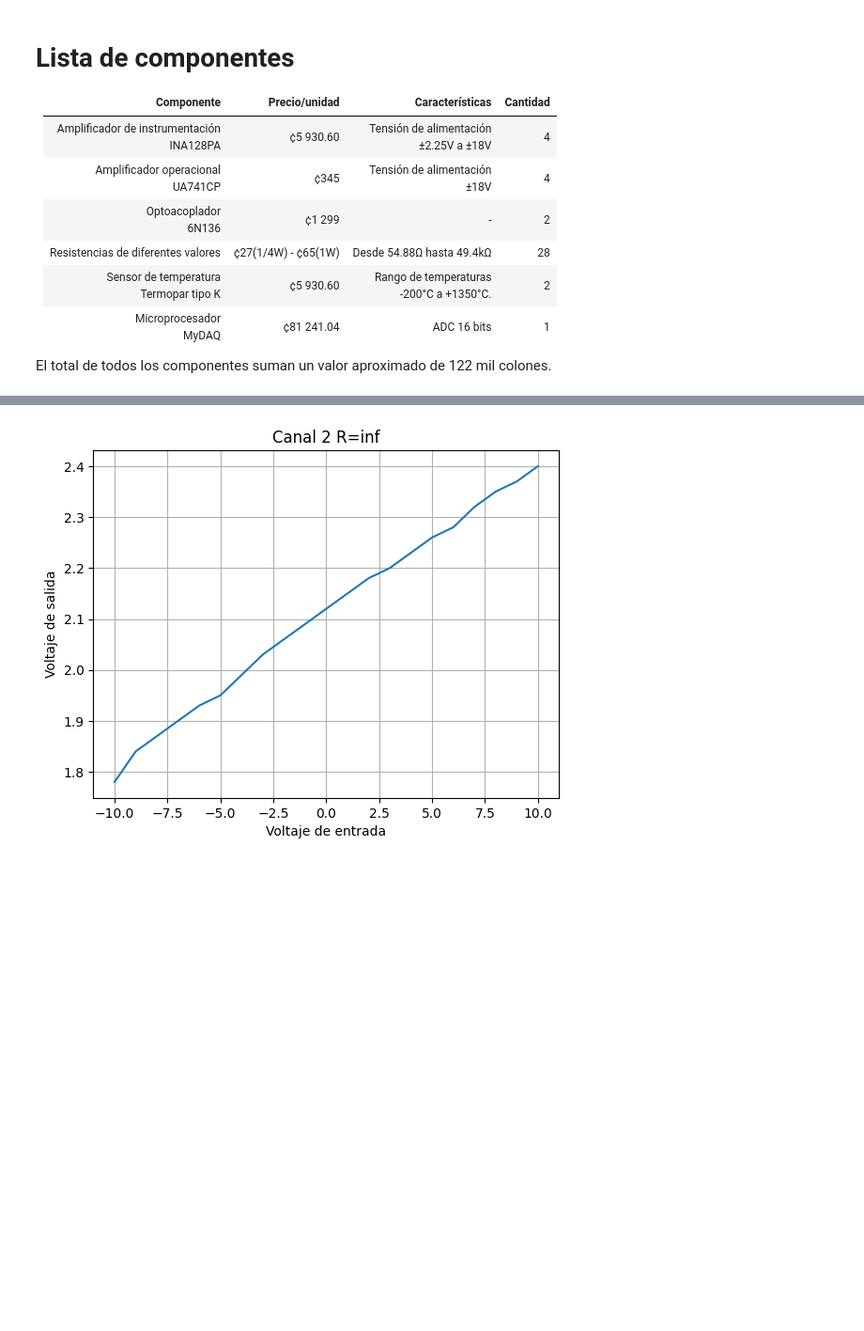
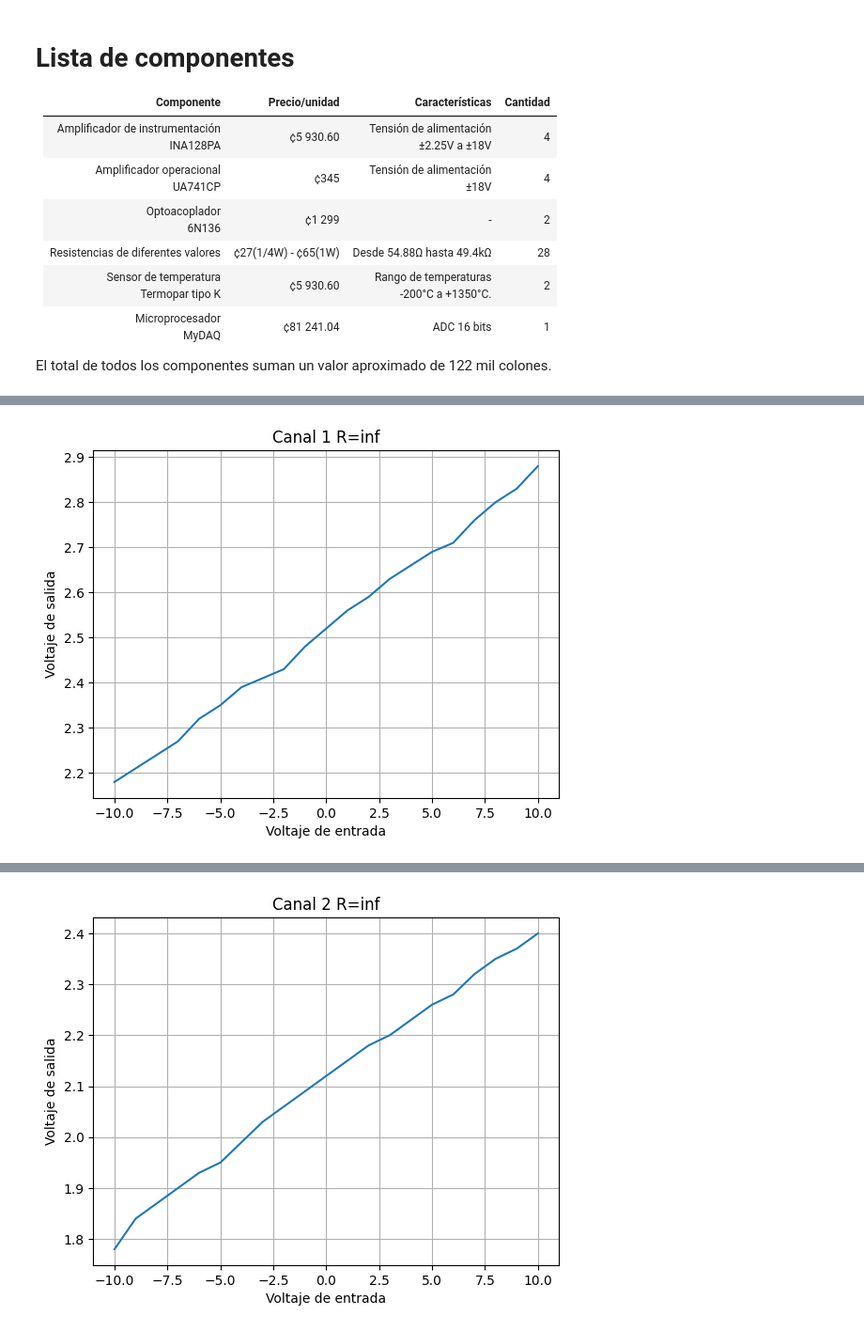
Before and after one commit to AndreyMZ20/Taller_Instru_Lab2, a Jupyter notebook: Lab2.ipynb, the cells around one changed output, grey strips where cells are left out. Shown at 94% size. Drawn from its saved outputs; the diff is of its cells as text; code cells hidden in the pictures; blank space fills up the shorter version.

```diff
--- a/Lab2.ipynb
+++ b/Lab2.ipynb
@@ -76,3 +45,12 @@ def create_voltage_plot(data, xlabel, ylabel, title, figure_number=None):
     # Show the plot
     plt.grid()
     plt.show()
+# %%
+rinf_canal1 = [
+    (-10, 2.18), (-9, 2.21), (-8, 2.24), (-7, 2.27), (-6, 2.32), (-5, 2.35), (-4, 2.39), (-3, 2.41),
+    (-2, 2.43), (-1, 2.48), (0, 2.52), (1, 2.56), (2, 2.59), (3, 2.63), (4, 2.66),
+    (5, 2.69), (6, 2.71), (7, 2.76), (8, 2.8), (9, 2.83), (10, 2.88)
+]
+create_voltage_plot(rinf_canal1, 'Voltaje de entrada', 'Voltaje de salida', 'Canal 1 R=inf', 1)
+# %% [output]
+[figure, added]
```
Also changed, not shown: parts of 16 cells of this notebook, 1 other file.
